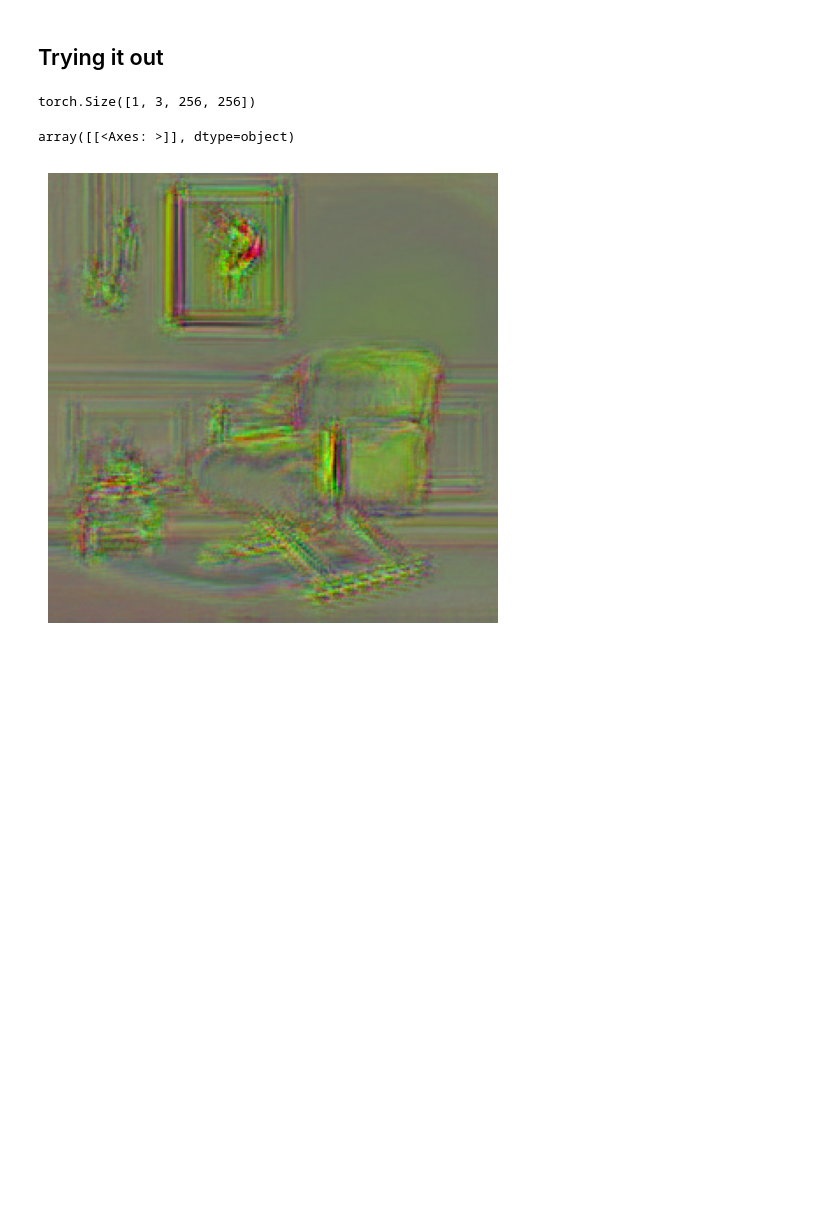
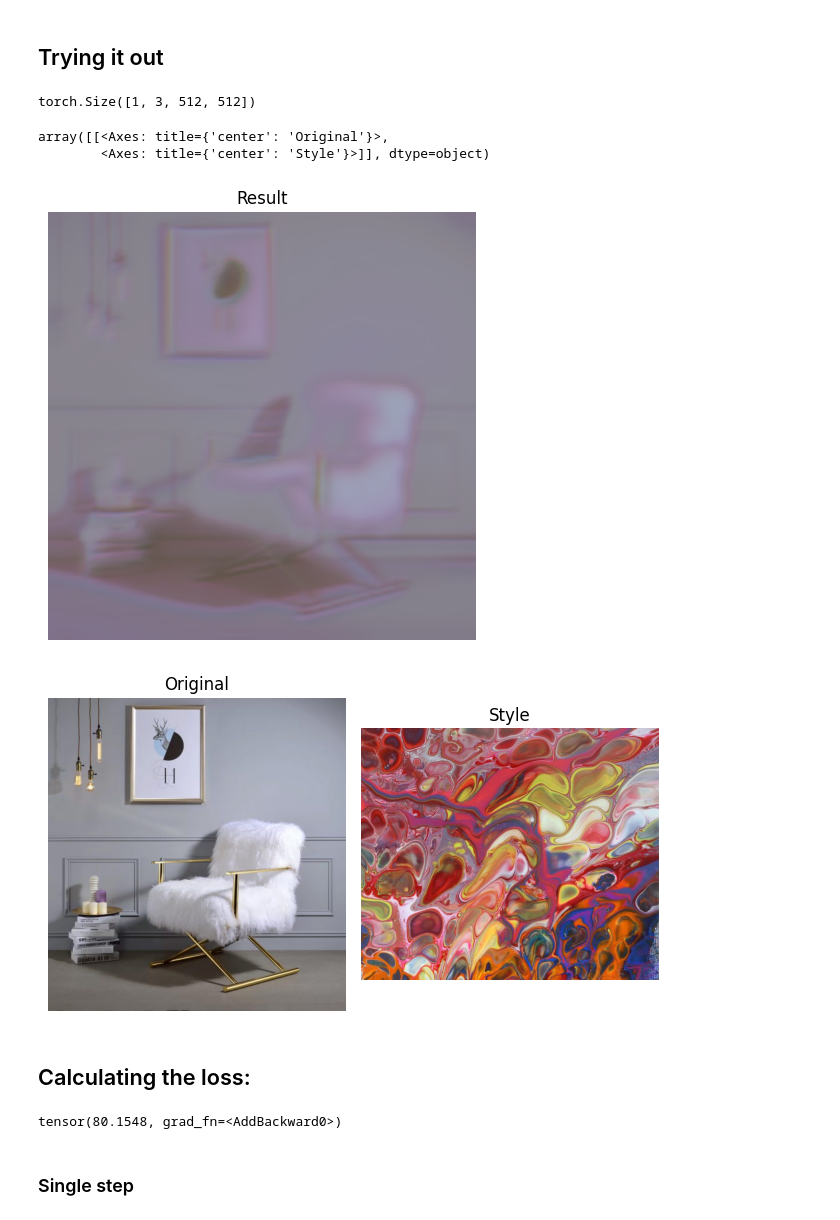
Before and after one commit to AcePeaX/DeepStyleX, a Jupyter notebook: notebooks/loss-exploration.ipynb, the cells around one changed output. Saved outputs shown, nothing was run; the diff lists cells and outputs as text; code cells hidden in the pictures; blank space fills up the shorter version.

```diff
--- a/notebooks/loss-exploration.ipynb
+++ b/notebooks/loss-exploration.ipynb
@@ -21,9 +21,10 @@ from utils import preprocess, deprocess
 # %%
 # Style
 eye_style = Image.open("../data/style/eye.jpg")
+abstract_style = Image.open("../data/style/abstract1.jpg")
 # Objects or scenes
 chair_image = Image.open("../data/scenes/chair.jpg")
 
-imshow([eye_style, chair_image], ['Eye style', 'Chair'])
+imshow([eye_style, abstract_style, chair_image,], ['Eye style', 'Abstract style', 'Chair'])
 # %% [output]
 array([[<Axes: title={'center': 'Eye style'}>,
@@ -107,7 +115,7 @@ class UpsampleConvolutionalLayer(nn.Module):
 ## Assembling our model
 # %%
 class DeepStleX_Beta(torch.nn.Module):
-    def __init__(self, downsample_layers=[(3,9,1),(48,3,2),(128,)], num_residual_blocks=3, upsample_layers=[(128,3,2),(48,3,2),(3,)]):
+    def __init__(self, downsample_layers=[(3,9,1),(32,3,2),(64,3,2),(128,)], num_residual_blocks=5, upsample_layers=[(128,3,2),(64,3,2),(32,9,2),(3,)]):
         """
         Params:
         - downsample_layers: list of (size, kernel_size, stride)
@@ -125,7 +133,7 @@ class DeepStleX_Beta(torch.nn.Module):
         self.relu = nn.ReLU()
 
         # Initial convolution layers
-        self.down_layers = []
+        self.down_layers = nn.ModuleList()
         for i in range(1, len(downsample_layers)):
             self.down_layers.append(
                 CustomConvolutionalLayer(downsample_layers[i-1][0], downsample_layers[i][0], kernel_size=downsample_layers[i-1][1], stride=downsample_layers[i-1][2])
@@ -133,11 +141,11 @@ class DeepStleX_Beta(torch.nn.Module):
             self.down_layers.append(nn.BatchNorm2d(downsample_layers[i][0], affine=True))
             self.down_layers.append(self.relu)
         # Residual layers
-        self.residual_layers = []
+        self.residual_layers = nn.ModuleList()
         for i in range(num_residual_blocks):
             self.residual_layers.append(ResidualBlock(upsample_layers[0][0]))
         # Upsampling Layers
-        self.up_layers = []
+        self.up_layers = nn.ModuleList()
         for i in range(1, len(upsample_layers)):
             if(i<len(upsample_layers)-1):
                 self.up_layers.append(
@@ -170,9 +178,37 @@ model = DeepStleX_Beta()
 output = model(chair_image_prep)
 output.shape
 # %% [output]
-torch.Size([1, 3, 256, 256])
+torch.Size([1, 3, 512, 512])
 # %%
-imshow(deprocess(output))
+imshow(deprocess(output), ["Result"])
+imshow([chair_image, abstract_style], ["Original","Style"])
 # %% [output]
-array([[<Axes: >]], dtype=object)
+array([[<Axes: title={'center': 'Original'}>,
+        <Axes: title={'center': 'Style'}>]], dtype=object)
-[figure, old version]
+[figure, new version]
+[figure, added]
+# %% [markdown]
+## Calculating the loss:
+# %%
+criterion = nn.MSELoss()
+
+output = model(chair_image_prep)
+output_features = vgg_model(output)
+
+content_loss = 0.
+style_loss = 0.
+weights = [1, 1, 1, 1]
+content_weight = 7
+
+content_loss += content_weight * criterion(output_features['relu2_2'], feature_chair_image['relu2_2'])
+
+for feature, w in zip(output_features.keys(),weights):
+    style_loss += criterion(output_features[feature], feature_style_abstract[feature]) * w
+
+loss = content_loss + style_loss
+
+print(loss)
+# %% [output]
+tensor(80.1548, grad_fn=<AddBackward0>)
+# %% [markdown]
+### Single step
```
Also changed, not shown: parts of 8 cells of this notebook, 2 other files.
